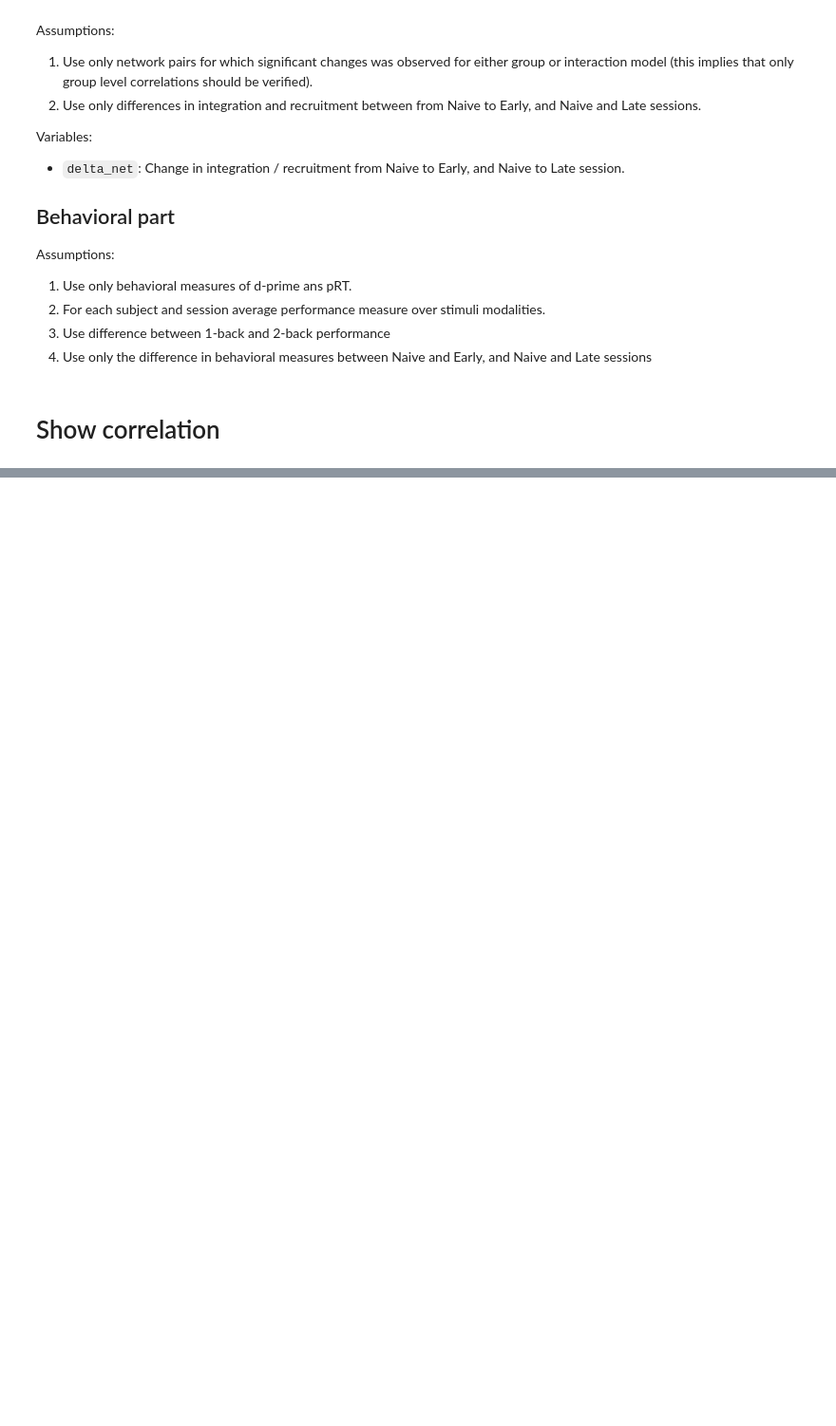
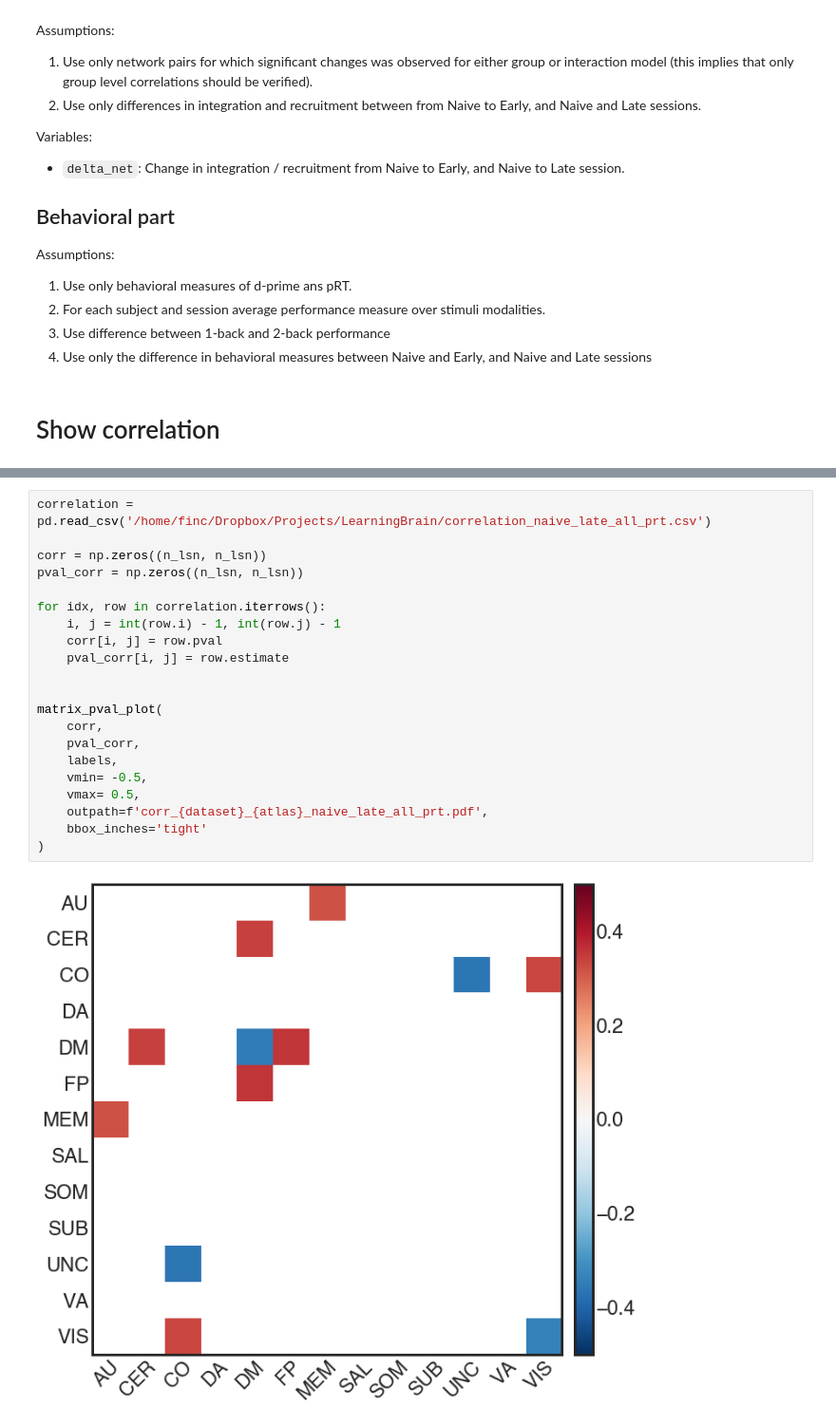
Before and after one commit to kfinc/wm-training-modularity, a Jupyter notebook: 04-dynamic_FC_analyses/06-whole-brain_mlm_networks_summary.ipynb, the cells around one changed output, grey strips where cells are left out. Shown at 95% size. Drawn from its saved outputs; the diff is of its cells as text; blank space fills up the shorter version.

```diff
--- a/04-dynamic_FC_analyses/06-whole-brain_mlm_networks_summary.ipynb
+++ b/04-dynamic_FC_analyses/06-whole-brain_mlm_networks_summary.ipynb
@@ -322,0 +323,23 @@ matrix_pval_plot(
+# %%
+correlation = pd.read_csv('/home/finc/Dropbox/Projects/LearningBrain/correlation_naive_late_all_prt.csv')
+
+corr = np.zeros((n_lsn, n_lsn))
+pval_corr = np.zeros((n_lsn, n_lsn))
+
+for idx, row in correlation.iterrows():
+    i, j = int(row.i) - 1, int(row.j) - 1
+    corr[i, j] = row.pval
+    pval_corr[i, j] = row.estimate
+
+
+matrix_pval_plot(
+    corr,
+    pval_corr,
+    labels,
+    vmin= -0.5,
+    vmax= 0.5,
+    outpath=f'corr_{dataset}_{atlas}_naive_late_all_prt.pdf',
+    bbox_inches='tight'
+)
+# %% [output]
+[figure, added]
```
Also changed, not shown: parts of 1 cell of this notebook.
